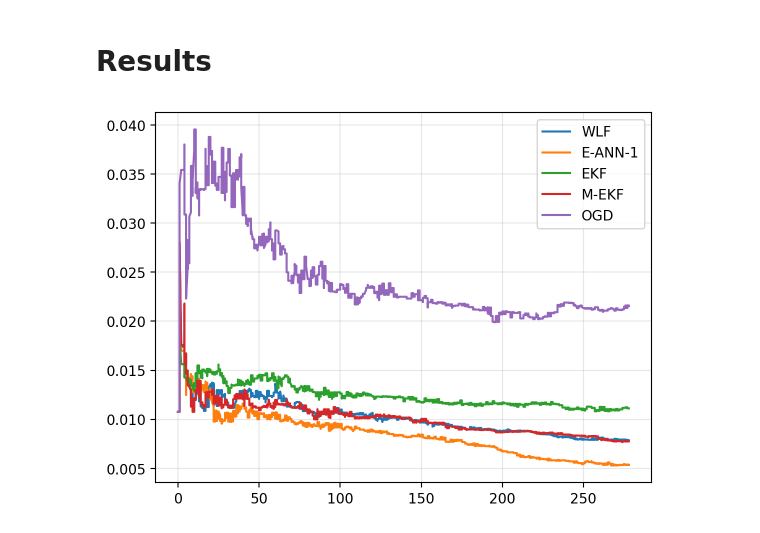
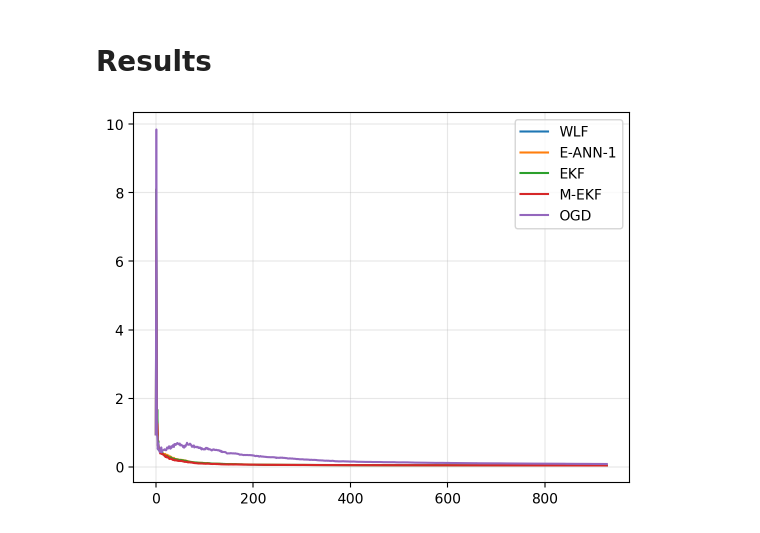
Before and after one commit to gerdm/weighted-likelihood-filter, a Jupyter notebook: experiments/uci-regression.ipynb, the cells around one changed output. Cells and saved outputs as stored; diff of their text form; code cells hidden in the pictures.

```diff
--- a/experiments/uci-regression.ipynb
+++ b/experiments/uci-regression.ipynb
@@ -215,8 +277,8 @@ def opt_step(noise_scaling, log_lr):
 bo = BayesianOptimization(
     opt_step,
     pbounds={
-        "noise_scaling": (1e-6, 10),
-        "log_lr": (-20, 0)
+        "noise_scaling": (1e-6, 15),
+        "log_lr": (-5, 0)
     },
     verbose=1,
     random_state=314,
@@ -279,10 +340,11 @@ def filter_mah_ekf(threshold, log_lr):
 # %%
 %%time
 bo = BayesianOptimization(
-    lambda threshold, log_lr: -jnp.power(filter_mah_ekf(threshold, log_lr)[0] - y, 2)[ix_clean].mean(),
+    # lambda threshold, log_lr: -jnp.power(filter_mah_ekf(threshold, log_lr)[0] - y, 2)[ix_clean].mean(),
+    lambda threshold, log_lr: -jnp.power(filter_mah_ekf(threshold, log_lr)[0] - y, 2).mean(),
     pbounds={
-        "threshold": (1e-6, 20),
-        "log_lr": (-20, 0)
+        "threshold": (1e-6, 15),
+        "log_lr": (-5, 0)
     },
     verbose=1,
     random_state=314,
@@ -336,0 +423,15 @@ def lossfn(params, counter, x, y, applyfn):
+# %%
+%%time
+bo = BayesianOptimization(
+    # lambda threshold, log_lr: -jnp.power(filter_mah_ekf(threshold, log_lr)[0] - y, 2)[ix_clean].mean(),
+    lambda log_lr, n_inner: -jnp.power(filter_ogd(log_lr, n_inner)[0] - y, 2).mean(),
+    pbounds={
+        "log_lr": (-5, 0),
+        "n_inner": (1, 10),
+    },
+    verbose=1,
+    random_state=314,
+    allow_duplicate_points=True
+)
+
+bo.maximize(init_points=10)
@@ -337,12 +448,15 @@ def lossfn(params, counter, x, y, applyfn):
 # %%
+lr = jnp.exp(bo.max["params"]["log_lr"])
+n_inner = int(bo.max["params"]["n_inner"])
+
 agent = replay_sgd.FifoSGD(
     model.apply,
     lossfn,
-    optax.adam(0.01),
+    optax.adam(lr),
     buffer_size=1,
     dim_features=X.shape[-1],
     dim_output=1,
-    n_inner=10
+    n_inner=n_inner
 )
 
 callback = partial(callback_fn, applyfn=model.apply)
@@ -351,6 +465,6 @@ bel_init = agent.init_bel(params_init)
 state_final, yhat = agent.scan(bel_init, y, X, callback)
 yhat = yhat.squeeze()
 
-errs = (y - yhat)[ix_clean]
+errs = (y - yhat)
 jnp.sqrt(jnp.power(errs, 2).mean())
 # %% [output]
@@ -372,16 +486,16 @@ import seaborn as sns
 # %%
 pd.set_option("display.float_format", lambda x: format(x, "0.4f"))
 # %%
-err_collection_wlf[mask_clean].expanding().median().median(axis=1).plot(label="WLF")
-err_collection_ann1[mask_clean].expanding().median().median(axis=1).plot(label="E-ANN-1")
-err_collection_ekf[mask_clean].expanding().median().median(axis=1).plot(label="EKF")
-err_collection_mekf[mask_clean].expanding().median().median(axis=1).plot(label="M-EKF")
-err_collection_ogd[mask_clean].expanding().median().median(axis=1).plot(label="OGD")
+err_collection_wlf.expanding().median().median(axis=1).plot(label="WLF")
+err_collection_ann1.expanding().median().median(axis=1).plot(label="E-ANN-1")
+err_collection_ekf.expanding().median().median(axis=1).plot(label="EKF")
+err_collection_mekf.expanding().median().median(axis=1).plot(label="M-EKF")
+err_collection_ogd.expanding().median().median(axis=1).plot(label="OGD")
 # plt.yscale("log")
 plt.legend()
 plt.grid(alpha=0.3)
 # %% [output]
-[figure, old version]
+[figure, new version]
 # %%
 df_results = pd.DataFrame({
     "WLF-IMQ": err_collection_wlf.mul(mask_clean)[10:].sum(axis=0) / mask_clean[10:].sum(axis=0),
```
Also changed, not shown: parts of 27 cells of this notebook.
